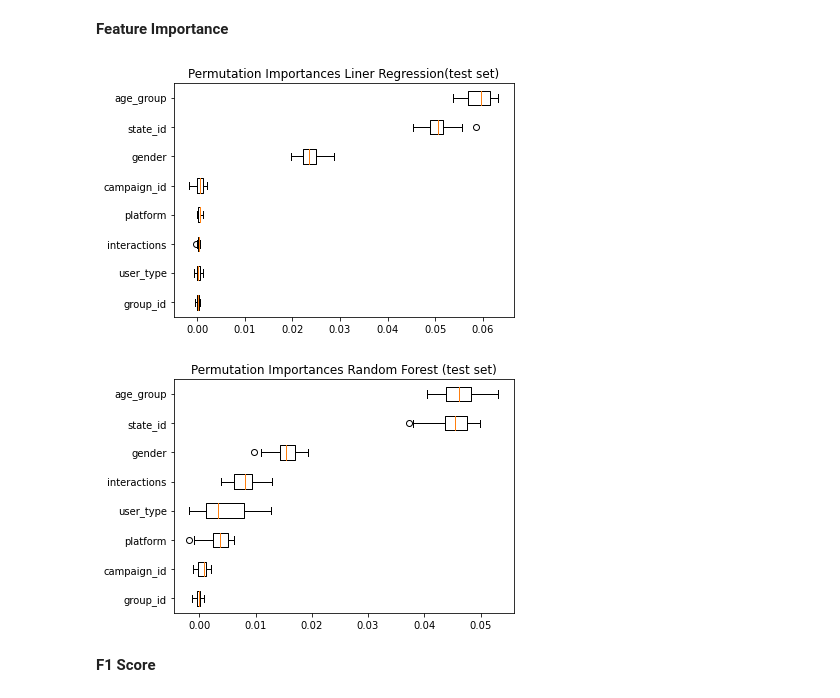
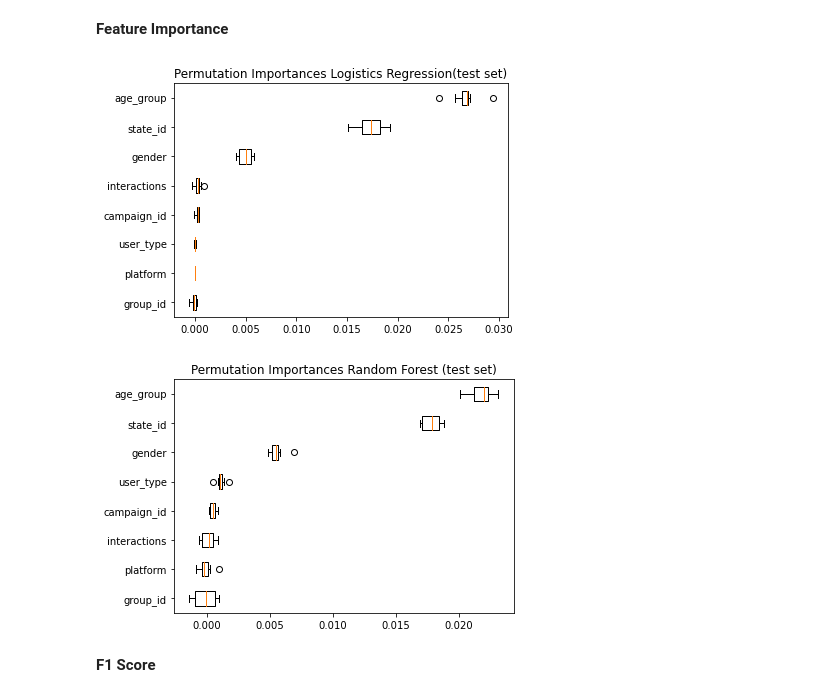
Before and after one commit to pmavrodiev/insurify-ds-challenge, a Jupyter notebook: submission-pavlin.ipynb, the cells around one changed output. Drawn from its saved outputs; the diff is of its cells as text; code cells hidden in the pictures.

```diff
--- a/submission-pavlin.ipynb
+++ b/submission-pavlin.ipynb
@@ -368,4 +721,5 @@ clf_grid_search = GridSearchCV(lr_pipe,
                                n_jobs=-1,
                                verbose=0)
 # %%
-clf_grid_search.fit(X_train, y_train['sale']);
+clf_grid_search.fit(X_train_processed_resampled,
+                    y_train_processed_resampled['sale']);
@@ -382,12 +731,9 @@ best_score_lr_training
 from sklearn.ensemble import RandomForestClassifier
 # %%
 clf_rf = RandomForestClassifier(n_estimators=100, bootstrap=True, oob_score=True, n_jobs=-1, random_state=42)
-
-parameters = {'rf_classifier__n_estimators': [1000]}
-
-rf_pipe = Pipeline(encoding_pipeline.steps + [("rf_classifier", clf_rf)])
+rf_pipe = Pipeline([("rf_classifier", clf_rf)])
 # %%
-rf_pipe.fit(X_train, y_train['sale']);
+rf_pipe.fit(X_train_processed_resampled, y_train_processed_resampled['sale']);
 # %% [markdown]
 ### Comparison
 # %%
@@ -404,7 +750,7 @@ def plot_feature_importance(estimator, X, y, label='Permutation Importances (tes
 
     result = permutation_importance(estimator, X, y,
                                     scoring='f1',
-                                    n_repeats=20, random_state=42, n_jobs=-1)
+                                    n_repeats=10, random_state=42, n_jobs=-1)
     result['importances_mean']
 
     sorted_idx = result.importances_mean.argsort()
@@ -417,13 +763,15 @@ def plot_feature_importance(estimator, X, y, label='Permutation Importances (tes
     fig.tight_layout()
     plt.show()
 # %%
-plot_feature_importance(best_estimator_lr, X_test, y_test, label='Permutation Importances Liner Regression(test set)')
+plot_feature_importance(best_estimator_lr, X_test_processed, y_test,
+                        label='Permutation Importances Logistics Regression(test set)')
 # %% [output]
-[figure, old version]
+[figure, new version]
 # %%
-plot_feature_importance(rf_pipe, X_test, y_test, label='Permutation Importances Random Forest (test set)')
+plot_feature_importance(rf_pipe, X_test_processed, y_test,
+                        label='Permutation Importances Random Forest (test set)')
 # %% [output]
-[figure, old version]
+[figure, new version]
 # %% [markdown]
 **F1 Score**
 # %%
```
Also changed, not shown: parts of 113 cells of this notebook, 1 other file.
